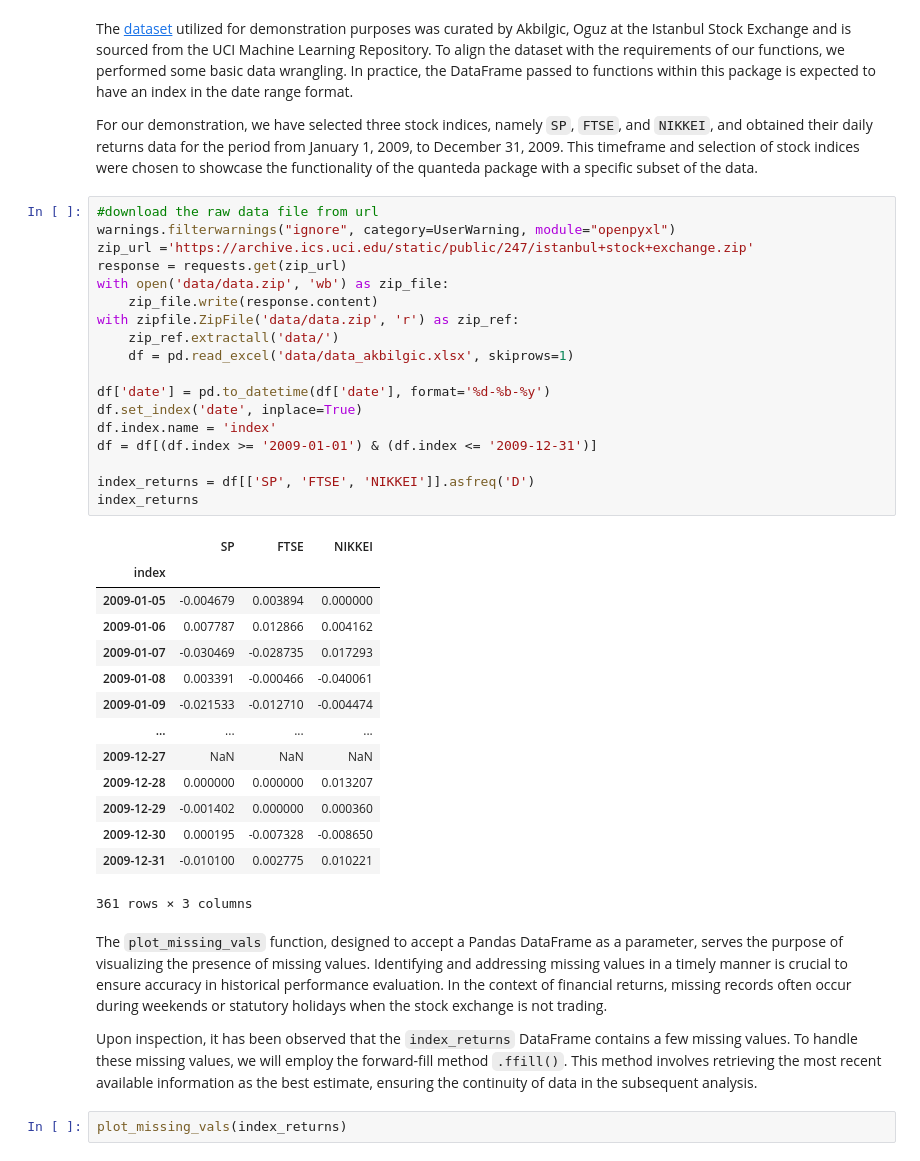
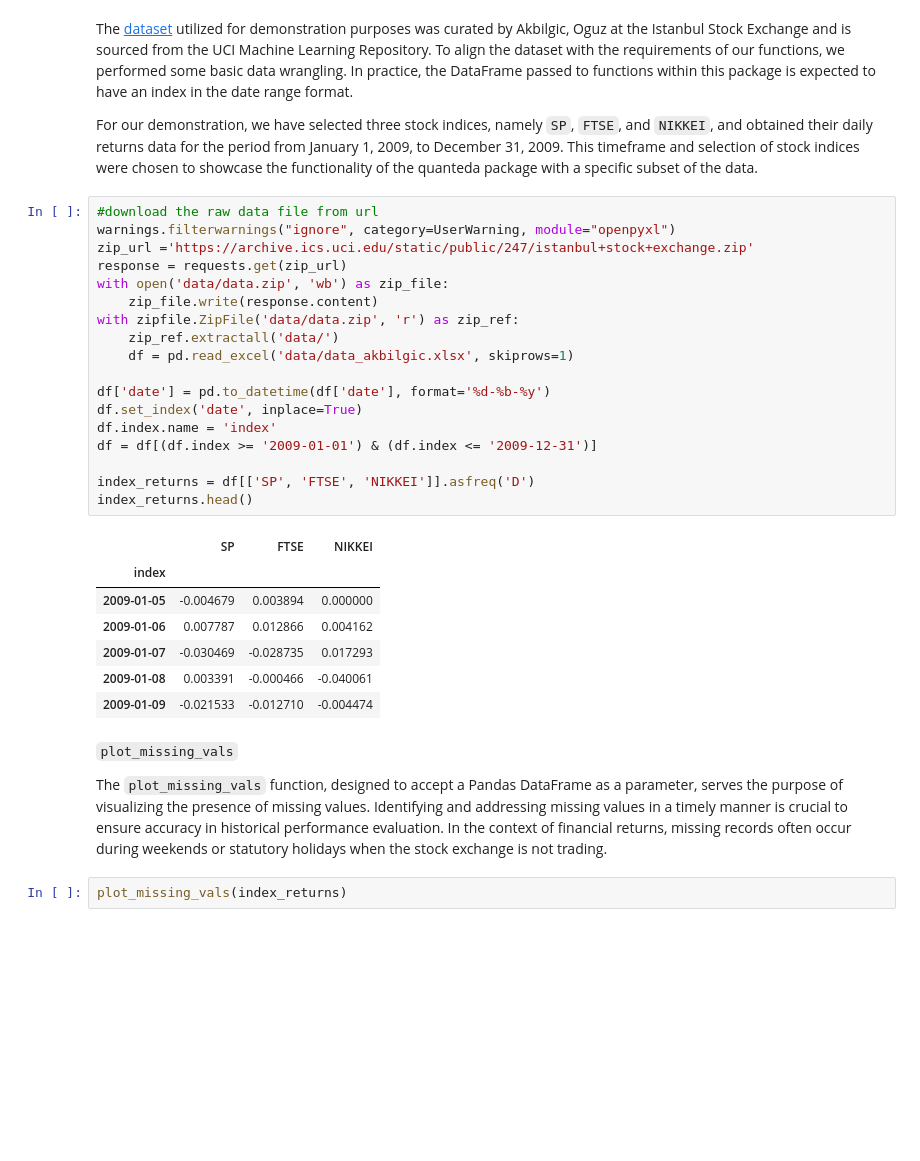
Before and after one commit to UBC-MDS/quanteda, a Jupyter notebook: docs/example.ipynb, the cells around one changed output. Drawn from its saved outputs; the diff is of its cells as text; blank space fills up the shorter version.

```diff
--- a/docs/example.ipynb
+++ b/docs/example.ipynb
@@ -34,40 +34,33 @@ For our demonstration, we have selected three stock indices, namely `SP`, `FTSE`
 # %%
 #download the raw data file from url
 warnings.filterwarnings("ignore", category=UserWarning, module="openpyxl")
 zip_url ='https://archive.ics.uci.edu/static/public/247/istanbul+stock+exchange.zip'
 response = requests.get(zip_url)
 with open('data/data.zip', 'wb') as zip_file:
     zip_file.write(response.content)
 with zipfile.ZipFile('data/data.zip', 'r') as zip_ref:
     zip_ref.extractall('data/')
     df = pd.read_excel('data/data_akbilgic.xlsx', skiprows=1)
 
 df['date'] = pd.to_datetime(df['date'], format='%d-%b-%y')
 df.set_index('date', inplace=True)
 df.index.name = 'index'
 df = df[(df.index >= '2009-01-01') & (df.index <= '2009-12-31')]
 
 index_returns = df[['SP', 'FTSE', 'NIKKEI']].asfreq('D')
-index_returns
+index_returns.head()
 # %% [output]
 |  | SP | FTSE | NIKKEI |
 | index |  |  |  |
 | 2009-01-05 | -0.004679 | 0.003894 | 0.000000 |
 | 2009-01-06 | 0.007787 | 0.012866 | 0.004162 |
 | 2009-01-07 | -0.030469 | -0.028735 | 0.017293 |
 | 2009-01-08 | 0.003391 | -0.000466 | -0.040061 |
 | 2009-01-09 | -0.021533 | -0.012710 | -0.004474 |
-| ... | ... | ... | ... |
-| 2009-12-27 | NaN | NaN | NaN |
-| 2009-12-28 | 0.000000 | 0.000000 | 0.013207 |
-| 2009-12-29 | -0.001402 | 0.000000 | 0.000360 |
-| 2009-12-30 | 0.000195 | -0.007328 | -0.008650 |
-| 2009-12-31 | -0.010100 | 0.002775 | 0.010221 |
-361 rows × 3 columns
 # %% [markdown]
+`plot_missing_vals`
+
 The `plot_missing_vals` function, designed to accept a Pandas DataFrame as a parameter, serves the purpose of visualizing the presence of missing values. Identifying and addressing missing values in a timely manner is crucial to ensure accuracy in historical performance evaluation. In the context of financial returns, missing records often occur during weekends or statutory holidays when the stock exchange is not trading.
-
-Upon inspection, it has been observed that the `index_returns` DataFrame contains a few missing values. To handle these missing values, we will employ the forward-fill method `.ffill()`. This method involves retrieving the most recent available information as the best estimate, ensuring the continuity of data in the subsequent analysis.
 # %%
 plot_missing_vals(index_returns)
 # %% [output]
```
Also changed, not shown: parts of 6 cells of this notebook.
